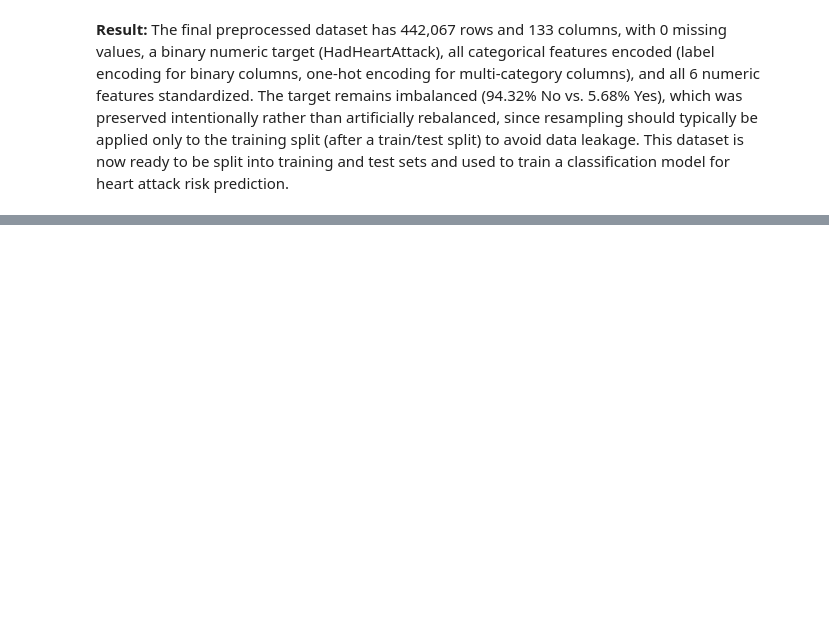
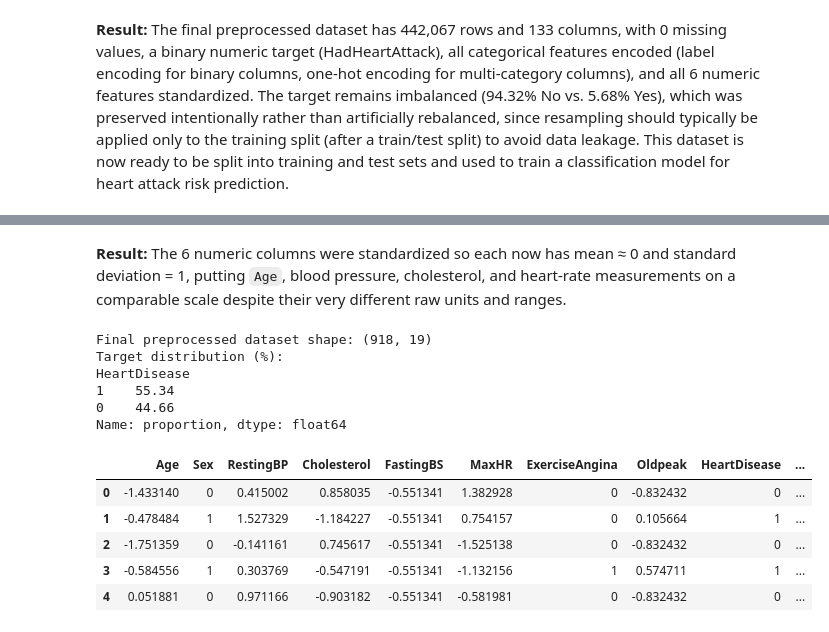
Before and after one commit to AIVIETNAM-AIO-tlee/healthcare-risk-prediction, a Jupyter notebook: notebooks/02_preprocessing.ipynb, the cells around one changed output, grey strips where cells are left out. Drawn from its saved outputs; the diff is of its cells as text; code cells hidden in the pictures; blank space fills up the shorter version.

Commit message:
reorganize data structure, add datasets, and update preprocessing

```diff
--- a/notebooks/02_preprocessing.ipynb
+++ b/notebooks/02_preprocessing.ipynb
@@ -170,0 +205,8 @@ Name: proportion, dtype: float64
+# %%
+df2_clean[numeric_cols2] = df2_clean[numeric_cols2].fillna(df2_clean[numeric_cols2].median())
+categorical_cols2 = [c for c in df2_clean.columns if c not in numeric_cols2 and c != 'HeartDisease']
+mode_values2 = df2_clean[categorical_cols2].mode().iloc[0]
+df2_clean[categorical_cols2] = df2_clean[categorical_cols2].fillna(mode_values2)
+print('Number of numeric columns imputed (median):', len(numeric_cols2))
+print('Number of categorical columns imputed (mode):', len(categorical_cols2))
+print('Total missing values remaining:', df2_clean.isna().sum().sum())
@@ -170,0 +219,6 @@ Name: proportion, dtype: float64
+# %%
+binary_cols2 = [c for c in categorical_cols2 if df2_clean[c].nunique() == 2]
+multi_cols2 = [c for c in categorical_cols2 if df2_clean[c].nunique() > 2]
+print('Number of binary categorical columns:', len(binary_cols2))
+print('Number of multi-category categorical columns:', len(multi_cols2))
+print(df2_clean[categorical_cols2].nunique().sort_values().to_string())
@@ -170,0 +235,6 @@ Name: proportion, dtype: float64
+# %%
+df2_clean[binary_cols2] = df2_clean[binary_cols2].apply(lambda col: pd.factorize(col)[0])
+df2_clean = pd.get_dummies(df2_clean, columns=multi_cols2, drop_first=False)
+print('Shape before one-hot encoding: (918, 12)')
+print('Shape after one-hot encoding:', df2_clean.shape)
+print('Number of columns added by one-hot encoding:', df2_clean.shape[1] - 12)
@@ -170,0 +247,4 @@ Name: proportion, dtype: float64
+# %%
+scaler2 = StandardScaler()
+df2_clean[numeric_cols2] = scaler2.fit_transform(df2_clean[numeric_cols2])
+print(df2_clean[numeric_cols2].describe().round(2).to_string())
@@ -170,0 +261,20 @@ Name: proportion, dtype: float64
+# %% [markdown]
+**Result:** The 6 numeric columns were standardized so each now has mean ≈ 0 and standard deviation = 1, putting `Age`, blood pressure, cholesterol, and heart-rate measurements on a comparable scale despite their very different raw units and ranges.
+# %%
+print('Final preprocessed dataset shape:', df2_clean.shape)
+print('Target distribution (%):')
+print((df2_clean['HeartDisease'].value_counts(normalize=True) * 100).round(2))
+df2_clean.head()
+# %% [output]
+Final preprocessed dataset shape: (918, 19)
+Target distribution (%):
+HeartDisease
+1    55.34
+0    44.66
+Name: proportion, dtype: float64
+|  | Age | Sex | RestingBP | Cholesterol | FastingBS | MaxHR | ExerciseAngina | Oldpeak | HeartDisease | ... |
+| 0 | -1.433140 | 0 | 0.415002 | 0.858035 | -0.551341 | 1.382928 | 0 | -0.832432 | 0 | ... |
+| 1 | -0.478484 | 1 | 1.527329 | -1.184227 | -0.551341 | 0.754157 | 0 | 0.105664 | 1 | ... |
+| 2 | -1.751359 | 0 | -0.141161 | 0.745617 | -0.551341 | -1.525138 | 0 | -0.832432 | 0 | ... |
+| 3 | -0.584556 | 1 | 0.303769 | -0.547191 | -0.551341 | -1.132156 | 1 | 0.574711 | 1 | ... |
+| 4 | 0.051881 | 0 | 0.971166 | -0.903182 | -0.551341 | -0.581981 | 0 | -0.832432 | 0 | ... |
```
Also changed, not shown: parts of 47 cells of this notebook, 19 other files.
